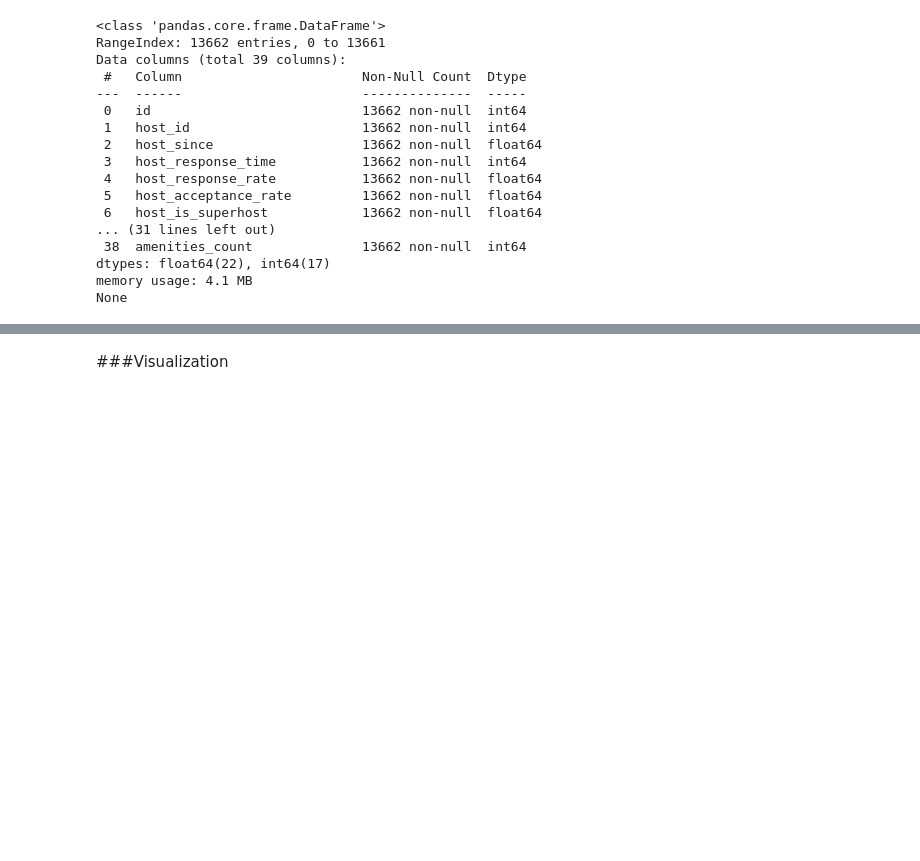
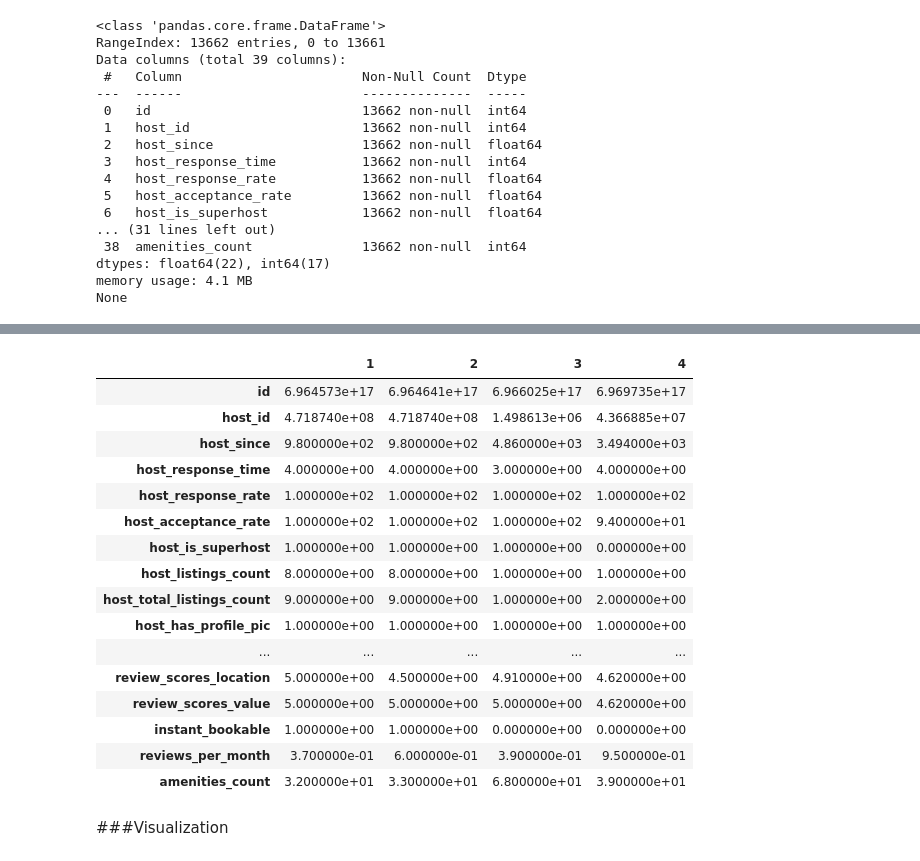
Before and after one commit to Saeed2761989/Toronto-Air-bnb, a Jupyter notebook: W25_Final_project_.ipynb, the cells around one changed output, grey strips where cells are left out. Saved outputs shown, nothing was run; the diff lists cells and outputs as text; code cells hidden in the pictures; blank space fills up the shorter version.

```diff
--- a/W25_Final_project_.ipynb
+++ b/W25_Final_project_.ipynb
@@ -212,4 +212,24 @@ listings.head()
 5 rows × 39 columns
+# %%
+listings.iloc[1:5].T
+# %% [output]
+|  | 1 | 2 | 3 | 4 |
+| id | 6.964573e+17 | 6.964641e+17 | 6.966025e+17 | 6.969735e+17 |
+| host_id | 4.718740e+08 | 4.718740e+08 | 1.498613e+06 | 4.366885e+07 |
+| host_since | 9.800000e+02 | 9.800000e+02 | 4.860000e+03 | 3.494000e+03 |
+| host_response_time | 4.000000e+00 | 4.000000e+00 | 3.000000e+00 | 4.000000e+00 |
+| host_response_rate | 1.000000e+02 | 1.000000e+02 | 1.000000e+02 | 1.000000e+02 |
+| host_acceptance_rate | 1.000000e+02 | 1.000000e+02 | 1.000000e+02 | 9.400000e+01 |
+| host_is_superhost | 1.000000e+00 | 1.000000e+00 | 1.000000e+00 | 0.000000e+00 |
+| host_listings_count | 8.000000e+00 | 8.000000e+00 | 1.000000e+00 | 1.000000e+00 |
+| host_total_listings_count | 9.000000e+00 | 9.000000e+00 | 1.000000e+00 | 2.000000e+00 |
+| host_has_profile_pic | 1.000000e+00 | 1.000000e+00 | 1.000000e+00 | 1.000000e+00 |
+| ... | ... | ... | ... | ... |
+| review_scores_location | 5.000000e+00 | 4.500000e+00 | 4.910000e+00 | 4.620000e+00 |
+| review_scores_value | 5.000000e+00 | 5.000000e+00 | 5.000000e+00 | 4.620000e+00 |
+| instant_bookable | 1.000000e+00 | 1.000000e+00 | 0.000000e+00 | 0.000000e+00 |
+| reviews_per_month | 3.700000e-01 | 6.000000e-01 | 3.900000e-01 | 9.500000e-01 |
+| amenities_count | 3.200000e+01 | 3.300000e+01 | 6.800000e+01 | 3.900000e+01 |
 # %% [markdown]
 ###Visualization
 # %%
```
Also changed, not shown: parts of 42 cells of this notebook.
